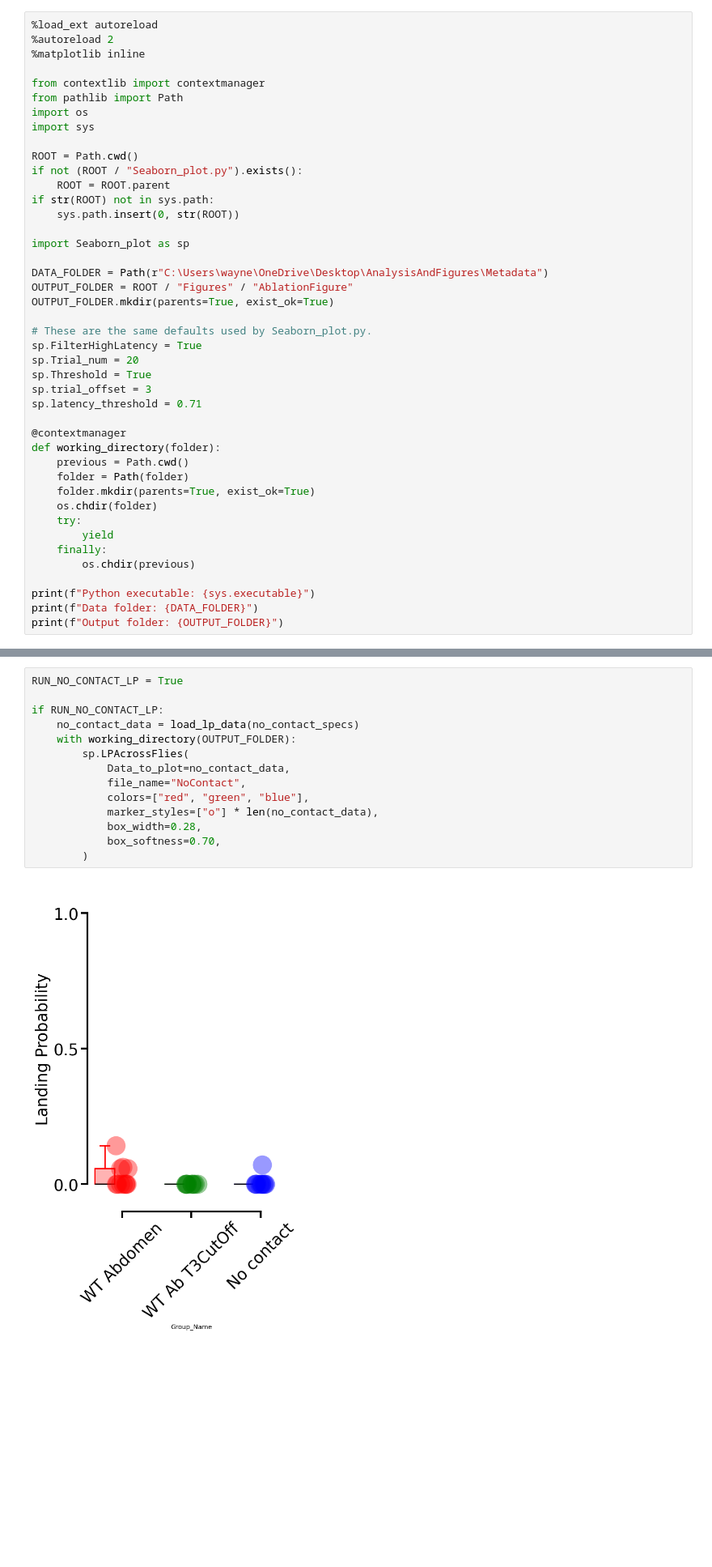
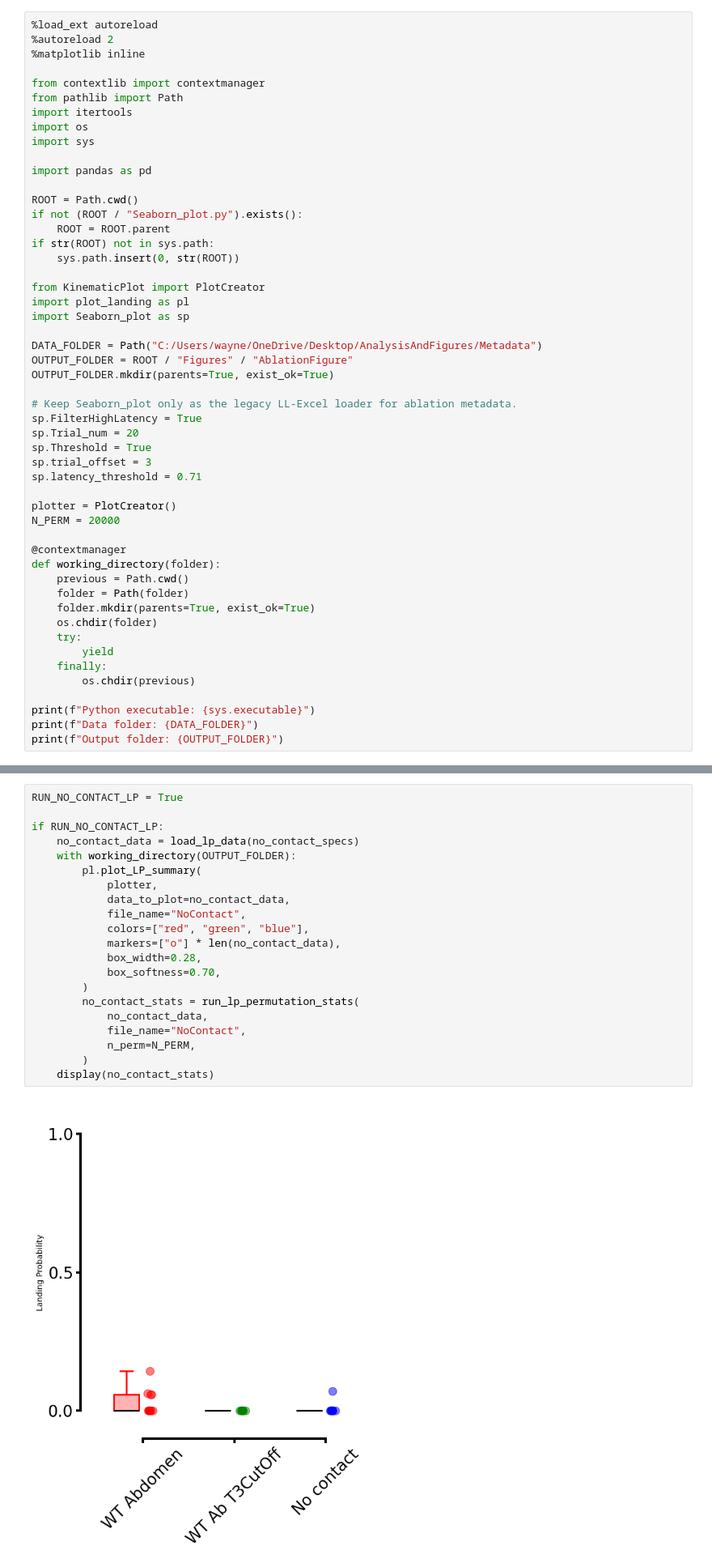
Before and after one commit to TseWeiKuo/AnalysisAndFigures, a Jupyter notebook: AblationFigure.ipynb, the cells around one changed output, grey strips where cells are left out. Shown at 81% size. Cells and saved outputs as stored; diff of their text form; blank space fills up the shorter version.

```diff
--- a/AblationFigure.ipynb
+++ b/AblationFigure.ipynb
@@ -11,8 +11,11 @@ Focused notebook for the ablation and no-contact landing-probability panels defi
 
 from contextlib import contextmanager
 from pathlib import Path
+import itertools
 import os
 import sys
+
+import pandas as pd
 
 ROOT = Path.cwd()
 if not (ROOT / "Seaborn_plot.py").exists():
@@ -20,18 +23,23 @@ if not (ROOT / "Seaborn_plot.py").exists():
 if str(ROOT) not in sys.path:
     sys.path.insert(0, str(ROOT))
 
+from KinematicPlot import PlotCreator
+import plot_landing as pl
 import Seaborn_plot as sp
 
-DATA_FOLDER = Path(r"C:\Users\wayne\OneDrive\Desktop\AnalysisAndFigures\Metadata")
+DATA_FOLDER = Path("C:/Users/wayne/OneDrive/Desktop/AnalysisAndFigures/Metadata")
 OUTPUT_FOLDER = ROOT / "Figures" / "AblationFigure"
 OUTPUT_FOLDER.mkdir(parents=True, exist_ok=True)
 
-# These are the same defaults used by Seaborn_plot.py.
+# Keep Seaborn_plot only as the legacy LL-Excel loader for ablation metadata.
 sp.FilterHighLatency = True
 sp.Trial_num = 20
 sp.Threshold = True
 sp.trial_offset = 3
 sp.latency_threshold = 0.71
+
+plotter = PlotCreator()
+N_PERM = 20000
 
 @contextmanager
 def working_directory(folder):
@@ -113,16 +164,23 @@ if RUN_ABLATION_LP:
 # %%
 RUN_NO_CONTACT_LP = True
 
 if RUN_NO_CONTACT_LP:
     no_contact_data = load_lp_data(no_contact_specs)
     with working_directory(OUTPUT_FOLDER):
-        sp.LPAcrossFlies(
-            Data_to_plot=no_contact_data,
+        pl.plot_LP_summary(
+            plotter,
+            data_to_plot=no_contact_data,
             file_name="NoContact",
             colors=["red", "green", "blue"],
-            marker_styles=["o"] * len(no_contact_data),
+            markers=["o"] * len(no_contact_data),
             box_width=0.28,
             box_softness=0.70,
         )
+        no_contact_stats = run_lp_permutation_stats(
+            no_contact_data,
+            file_name="NoContact",
+            n_perm=N_PERM,
+        )
+    display(no_contact_stats)
 # %% [output]
-[figure, old version]
+[figure, new version]
```
Also changed, not shown: parts of 4 cells of this notebook, 10 other files.
